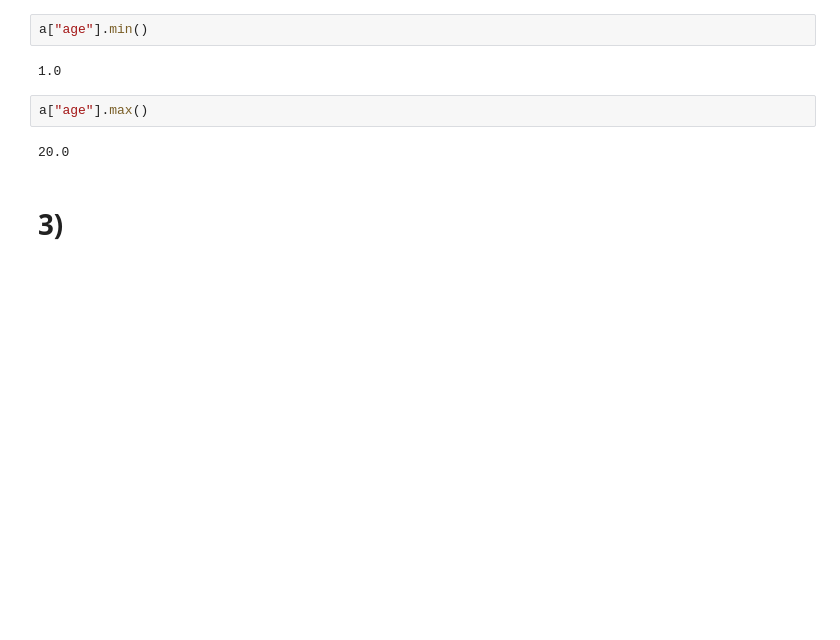
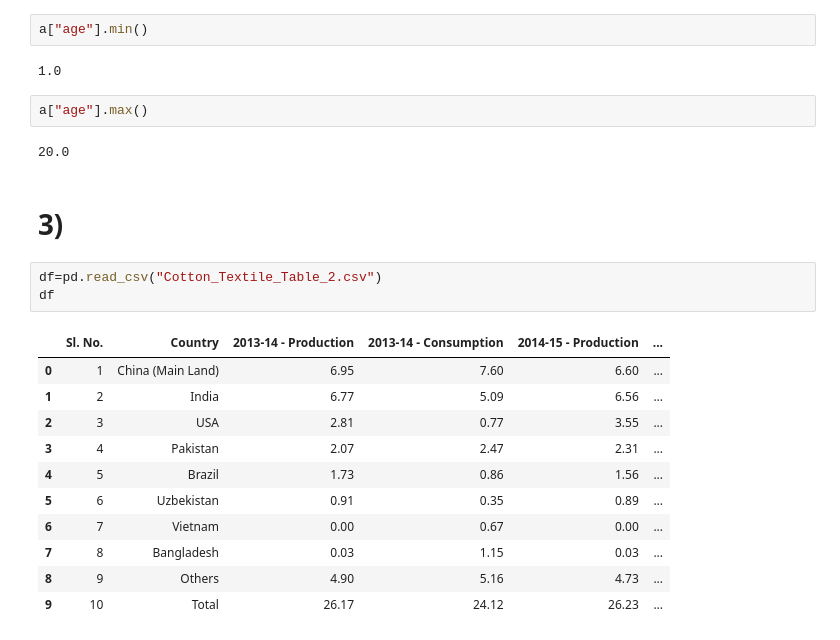
Before and after one commit to suhani132/Ai-Ml, a Jupyter notebook: Day-13.ipynb, the cells around one changed output. Cells and saved outputs as stored; diff of their text form; blank space fills up the shorter version.

```diff
--- a/Day-13.ipynb
+++ b/Day-13.ipynb
@@ -84,3 +84,18 @@ a["age"].max()
 20.0
 # %% [markdown]
 # 3)
+# %%
+df=pd.read_csv("Cotton_Textile_Table_2.csv")
+df
+# %% [output]
+|  | Sl. No. | Country | 2013-14 - Production | 2013-14 - Consumption | 2014-15 - Production | ... |
+| 0 | 1 | China (Main Land) | 6.95 | 7.60 | 6.60 | ... |
+| 1 | 2 | India | 6.77 | 5.09 | 6.56 | ... |
+| 2 | 3 | USA | 2.81 | 0.77 | 3.55 | ... |
+| 3 | 4 | Pakistan | 2.07 | 2.47 | 2.31 | ... |
+| 4 | 5 | Brazil | 1.73 | 0.86 | 1.56 | ... |
+| 5 | 6 | Uzbekistan | 0.91 | 0.35 | 0.89 | ... |
+| 6 | 7 | Vietnam | 0.00 | 0.67 | 0.00 | ... |
+| 7 | 8 | Bangladesh | 0.03 | 1.15 | 0.03 | ... |
+| 8 | 9 | Others | 4.90 | 5.16 | 4.73 | ... |
+| 9 | 10 | Total | 26.17 | 24.12 | 26.23 | ... |
```
Also changed, not shown: parts of 5 cells of this notebook, 1 other file.
